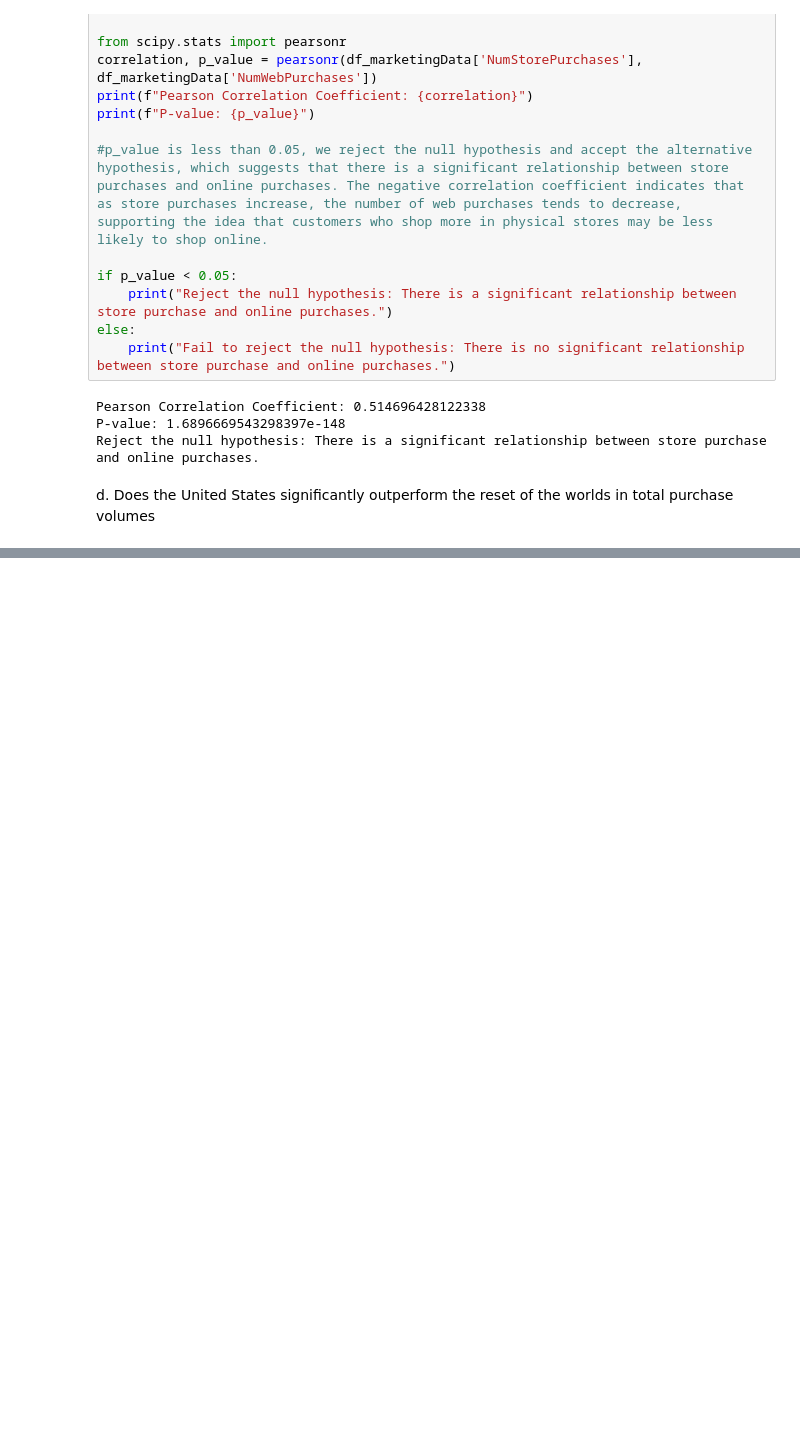
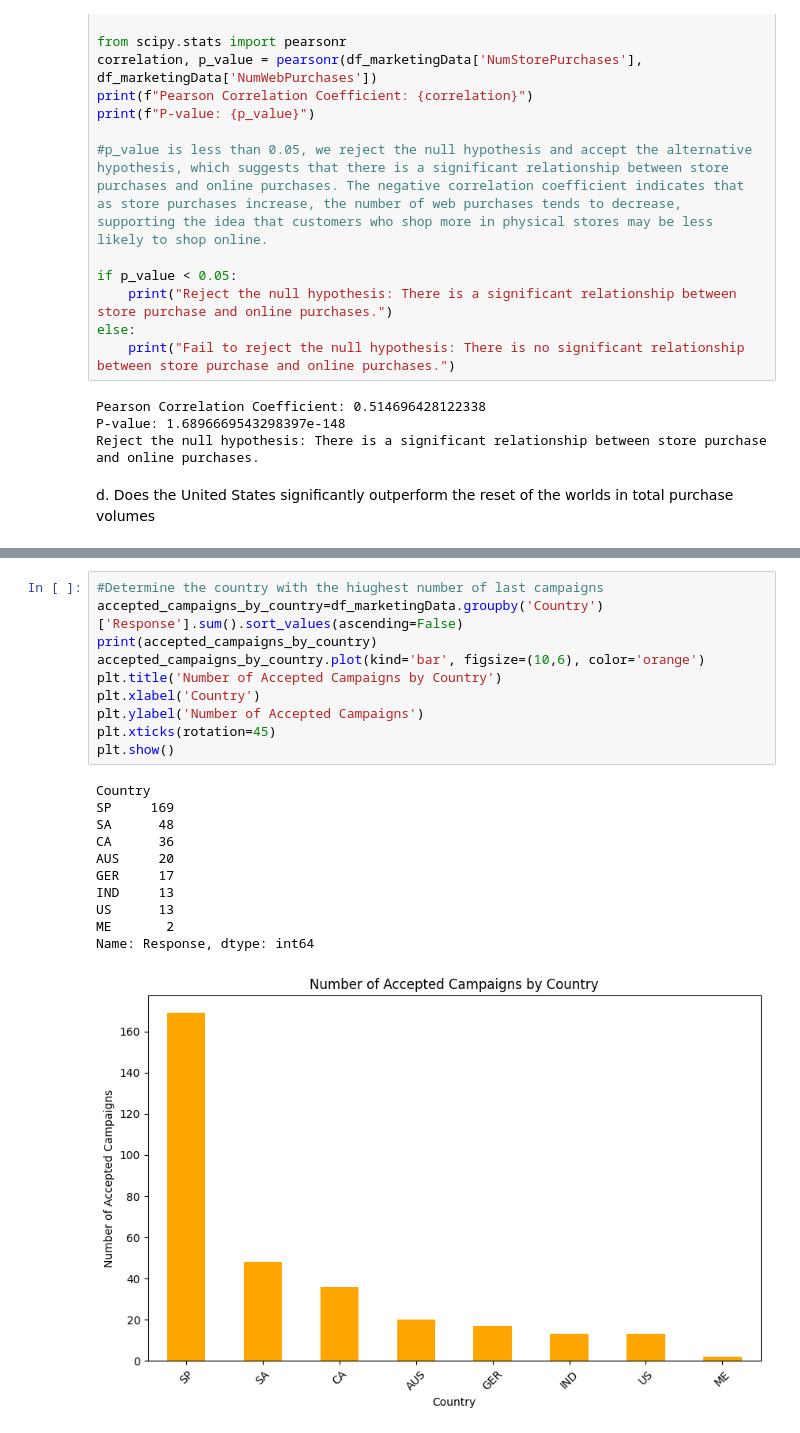
Before and after one commit to srinipar/AILabs, a Jupyter notebook: AIMLIIT/Projects/DS_Marketing Campaigns/MarketingCampaigns.ipynb, the cells around one changed output, grey strips where cells are left out. Saved outputs shown, nothing was run; the diff lists cells and outputs as text; blank space fills up the shorter version.

```diff
--- a/AIMLIIT/Projects/DS_Marketing Campaigns/MarketingCampaigns.ipynb
+++ b/AIMLIIT/Projects/DS_Marketing Campaigns/MarketingCampaigns.ipynb
@@ -353,0 +419,22 @@ d. Does the United States significantly outperform the reset of the worlds in to
+# %%
+#Determine the country with the hiughest number of last campaigns
+accepted_campaigns_by_country=df_marketingData.groupby('Country')['Response'].sum().sort_values(ascending=False)
+print(accepted_campaigns_by_country)
+accepted_campaigns_by_country.plot(kind='bar', figsize=(10,6), color='orange')
+plt.title('Number of Accepted Campaigns by Country')
+plt.xlabel('Country')
+plt.ylabel('Number of Accepted Campaigns')
+plt.xticks(rotation=45)
+plt.show()
+# %% [output]
+Country
+SP     169
+SA      48
+CA      36
+AUS     20
+GER     17
+IND     13
+US      13
+ME       2
+Name: Response, dtype: int64
+[figure, added]
```
Also changed, not shown: parts of 7 cells of this notebook.
